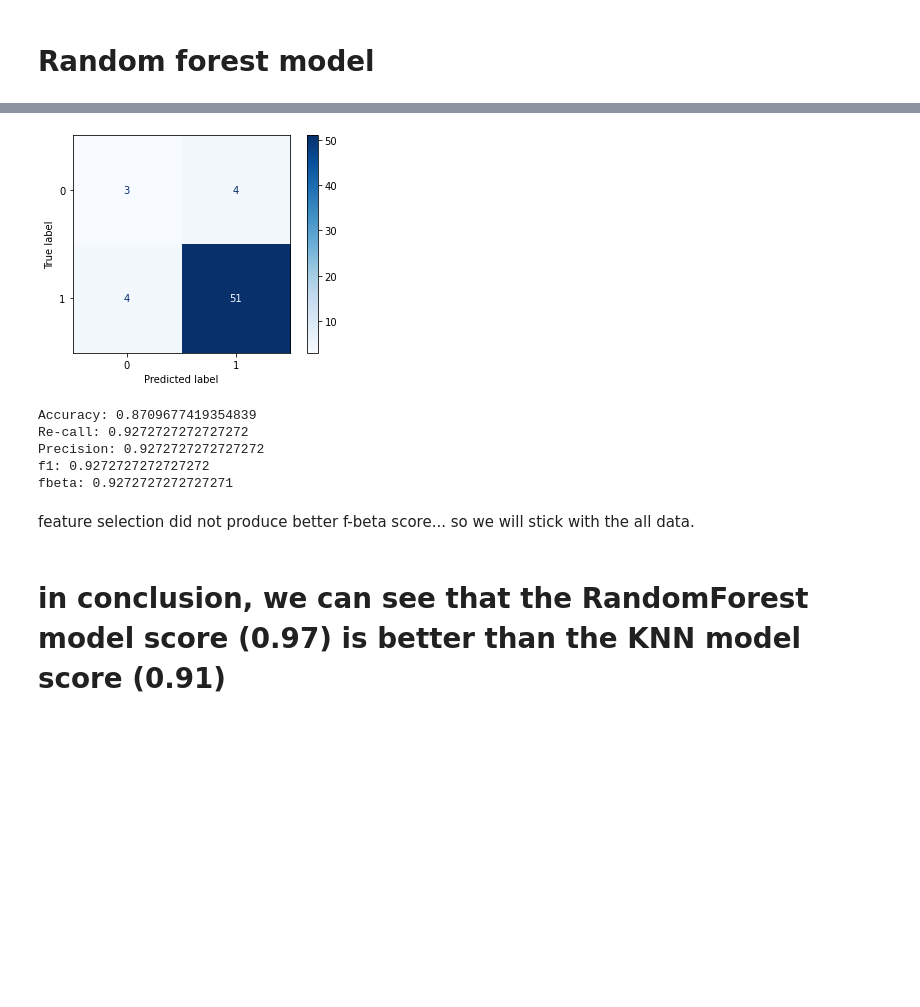
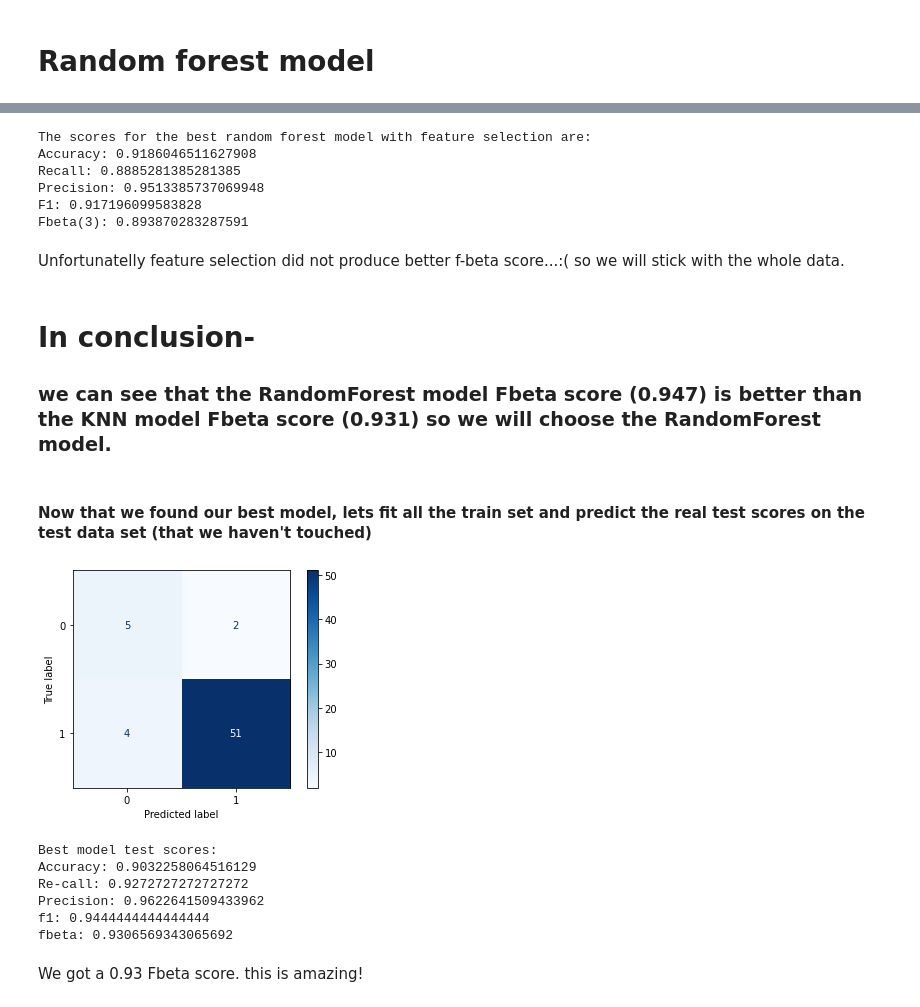
Before and after one commit to GitlerIsrael/Lung-cancer-model, a Jupyter notebook: Lung cancer AI project.ipynb, the cells around one changed output, grey strips where cells are left out. Drawn from its saved outputs; the diff is of its cells as text; code cells hidden in the pictures; blank space fills up the shorter version.

```diff
--- a/Lung cancer AI project.ipynb
+++ b/Lung cancer AI project.ipynb
@@ -726,11 +788,12 @@ fbeta: 0.9157509157509159
 # %%
-rfc=RandomForestClassifier(random_state=42) #default n_estimators is 100 trees.
+rfc=RandomForestClassifier(random_state=42)
 param_grid = {
+    'n_estimators': [100,200,300],
     'max_features': ['sqrt', 'log2'],
-    'max_depth' : [2,3,4,5,6],
+    'max_depth' : [8, 12, 17, 21],
     'criterion' :['gini', 'entropy']
 }
-rfc_grid = GridSearchCV(estimator=rfc, param_grid=param_grid, cv= 10, scoring=f3_scorer)
+rfc_grid = GridSearchCV(estimator=rfc, param_grid=param_grid, cv= 10, scoring={'acc':'accuracy', 're':'recall', 'pre':'precision', 'f1':'f1', 'fb':f3_scorer}, refit='fb')
 # %%
 rfc_grid.fit(x_res, y_res)
 # %% [output]
@@ -748,4 +814,0 @@ print(rfc_grid.best_params_)
-# %%
-best_rfc=RandomForestClassifier(criterion='gini', max_depth=6, max_features='sqrt', random_state=42)
-best_rfc.fit(x_res, y_res)
-y_pred = best_rfc.predict(x_test)
@@ -807,26 +858,45 @@ print(rfc_best_feat_grid.best_params_)
 # %%
-best_feat_rfc=RandomForestClassifier(criterion='gini', max_depth=2, max_features='sqrt', random_state=42)
-best_feat_rfc.fit(x_res, y_res)
-y_pred = best_feat_rfc.predict(x_test)
+print('The scores for the best random forest model with feature selection are:')
+print('Accuracy: ' + str(rfc_best_feat_grid.cv_results_['mean_test_acc'][25]))
+print('Recall: ' + str(rfc_best_feat_grid.cv_results_['mean_test_re'][25]))
+print('Precision: ' + str(rfc_best_feat_grid.cv_results_['mean_test_pre'][25]))
+print('F1: ' + str(rfc_best_feat_grid.cv_results_['mean_test_f1'][25]))
+print('Fbeta(3): ' + str(rfc_best_feat_grid.cv_results_['mean_test_fb'][25]))
+# %% [output]
+The scores for the best random forest model with feature selection are:
+Accuracy: 0.9186046511627908
+Recall: 0.8885281385281385
+Precision: 0.9513385737069948
+F1: 0.917196099583828
+Fbeta(3): 0.893870283287591
-# %%
-plot_confusion_matrix(best_feat_rfc, x_test, y_test, cmap='Blues')
-plt.show()
-
-print("Accuracy:",metrics.accuracy_score(y_test, y_pred))
-print("Re-call:",metrics.recall_score(y_test, y_pred))
-print("Precision:",metrics.precision_score(y_test, y_pred))
-print("f1:",metrics.f1_score(y_test, y_pred))
-print("fbeta:",metrics.fbeta_score(y_test, y_pred, beta=3))
-
-best_feat_rfc_fbeta_score = metrics.fbeta_score(y_test, y_pred, beta=3)
-# %% [output]
-[figure, removed]
-Accuracy: 0.8709677419354839
-Re-call: 0.9272727272727272
-Precision: 0.9272727272727272
-f1: 0.9272727272727272
-fbeta: 0.9272727272727271
 # %% [markdown]
-feature selection did not produce better f-beta score... so we will stick with the all data.
+Unfortunatelly feature selection did not produce better f-beta score...:( so we will stick with the whole data.
 # %% [markdown]
-# in conclusion, we can see that the RandomForest model score (0.97) is better than the KNN model score (0.91)
+# In conclusion-
+### we can see that the RandomForest model Fbeta score (0.947) is better than the KNN model Fbeta score (0.931) so we will choose the RandomForest model.
+# %% [markdown]
+#### Now that we found our best model, lets fit all the train set and predict the real test scores on the test data set (that we haven't touched)
+# %%
+rfc=RandomForestClassifier(random_state=42, criterion='gini', max_depth=12, max_features='sqrt', n_estimators=300)
+rfc.fit(x_res,y_res)
+y_pred = rfc.predict(x_test)
+# %%
+plot_confusion_matrix(rfc, x_test, y_test, cmap='Blues')
+plt.show()
+
+print('Best model test scores:')
+print("Accuracy:",metrics.accuracy_score(y_test, y_pred))
+print("Re-call:",metrics.recall_score(y_test, y_pred))
+print("Precision:",metrics.precision_score(y_test, y_pred))
+print("f1:",metrics.f1_score(y_test, y_pred))
+print("fbeta:",metrics.fbeta_score(y_test, y_pred, beta=3))
+# %% [output]
+[figure, new version]
+Best model test scores:
+Accuracy: 0.9032258064516129
+Re-call: 0.9272727272727272
+Precision: 0.9622641509433962
+f1: 0.9444444444444444
+fbeta: 0.9306569343065692
+# %% [markdown]
+We got a 0.93 Fbeta score. this is amazing!
```
Also changed, not shown: parts of 66 cells of this notebook, 1 other file.
